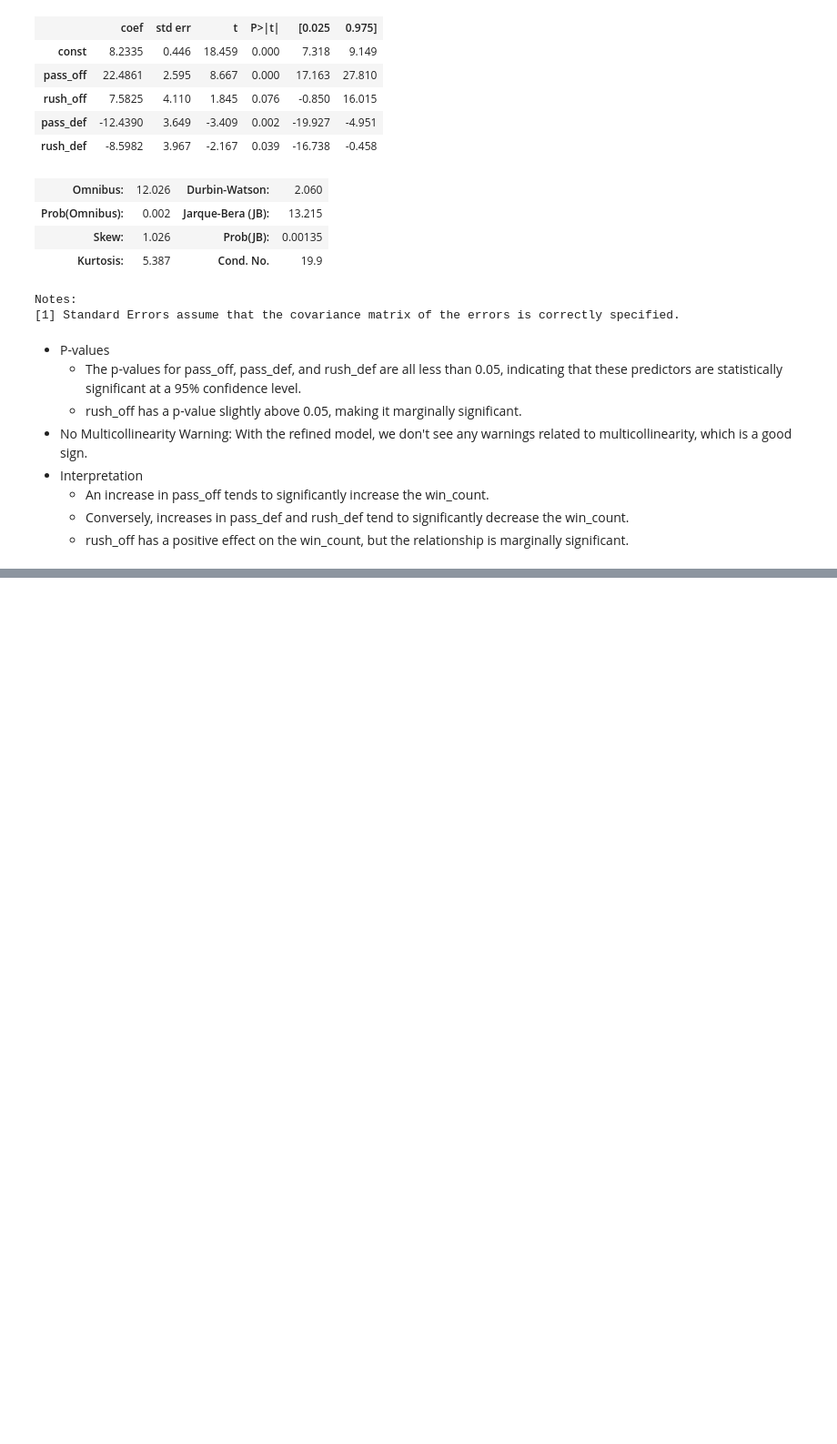
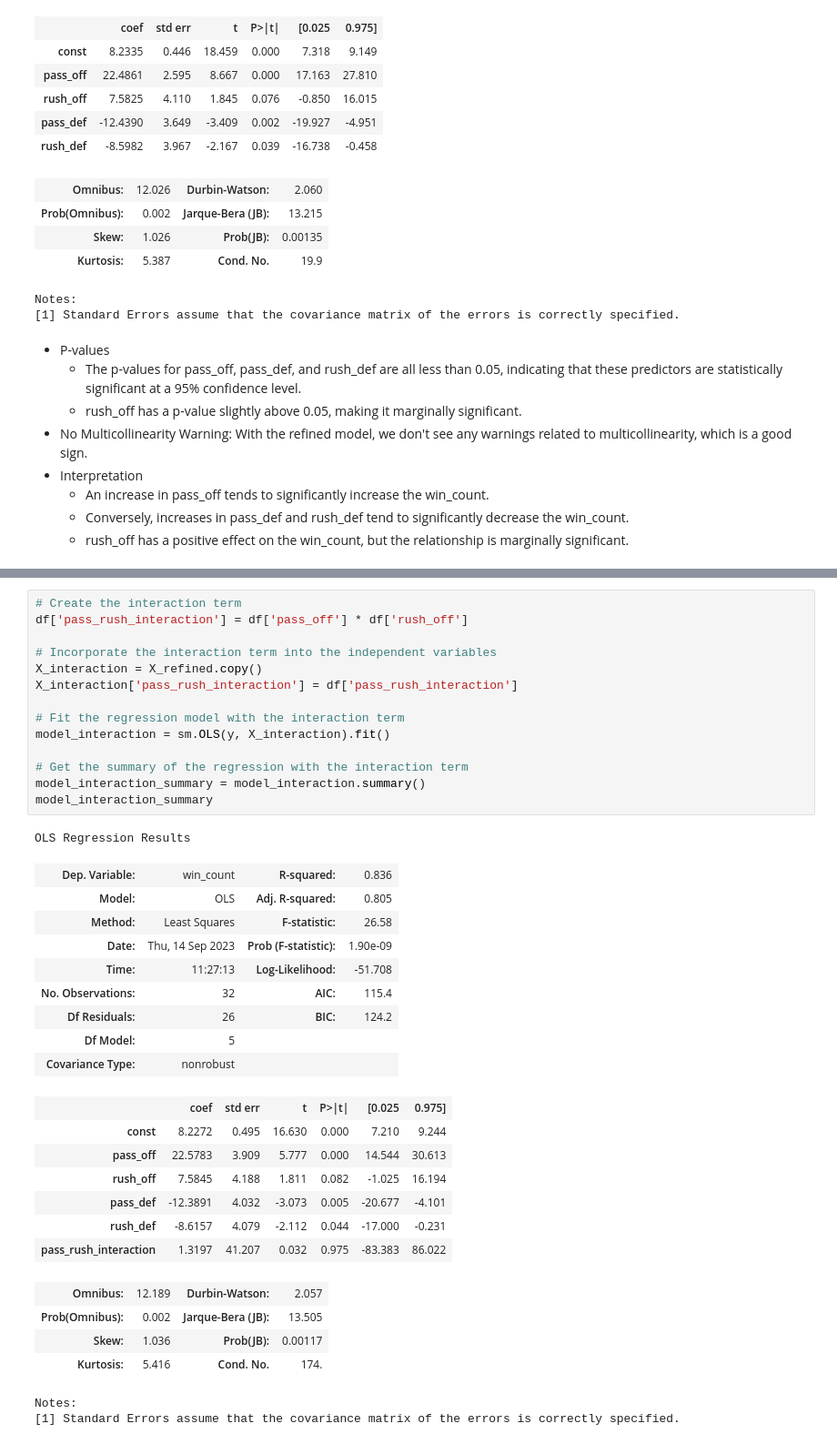
Before and after one commit to gbellamy512/projects, a Jupyter notebook: epa_eda.ipynb, the cells around one changed output, grey strips where cells are left out. Shown at 91% size. Saved outputs shown, nothing was run; the diff lists cells and outputs as text; blank space fills up the shorter version.

```diff
--- a/epa_eda.ipynb
+++ b/epa_eda.ipynb
@@ -256,0 +311,38 @@ Notes:
+# %%
+# Create the interaction term
+df['pass_rush_interaction'] = df['pass_off'] * df['rush_off']
+
+# Incorporate the interaction term into the independent variables
+X_interaction = X_refined.copy()
+X_interaction['pass_rush_interaction'] = df['pass_rush_interaction']
+
+# Fit the regression model with the interaction term
+model_interaction = sm.OLS(y, X_interaction).fit()
+
+# Get the summary of the regression with the interaction term
+model_interaction_summary = model_interaction.summary()
+model_interaction_summary
+# %% [output]
+OLS Regression Results
+| Dep. Variable: | win_count | R-squared: | 0.836 |
+| Model: | OLS | Adj. R-squared: | 0.805 |
+| Method: | Least Squares | F-statistic: | 26.58 |
+| Date: | Thu, 14 Sep 2023 | Prob (F-statistic): | 1.90e-09 |
+| Time: | 11:27:13 | Log-Likelihood: | -51.708 |
+| No. Observations: | 32 | AIC: | 115.4 |
+| Df Residuals: | 26 | BIC: | 124.2 |
+| Df Model: | 5 |  |  |
+| Covariance Type: | nonrobust |  |  |
+|  | coef | std err | t | P>|t| | [0.025 | 0.975] |
+| const | 8.2272 | 0.495 | 16.630 | 0.000 | 7.210 | 9.244 |
+| pass_off | 22.5783 | 3.909 | 5.777 | 0.000 | 14.544 | 30.613 |
+| rush_off | 7.5845 | 4.188 | 1.811 | 0.082 | -1.025 | 16.194 |
+| pass_def | -12.3891 | 4.032 | -3.073 | 0.005 | -20.677 | -4.101 |
+| rush_def | -8.6157 | 4.079 | -2.112 | 0.044 | -17.000 | -0.231 |
+| pass_rush_interaction | 1.3197 | 41.207 | 0.032 | 0.975 | -83.383 | 86.022 |
+| Omnibus: | 12.189 | Durbin-Watson: | 2.057 |
+| Prob(Omnibus): | 0.002 | Jarque-Bera (JB): | 13.505 |
+| Skew: | 1.036 | Prob(JB): | 0.00117 |
+| Kurtosis: | 5.416 | Cond. No. | 174. |
+Notes:
+[1] Standard Errors assume that the covariance matrix of the errors is correctly specified.
```
Also changed, not shown: parts of 4 cells of this notebook.
